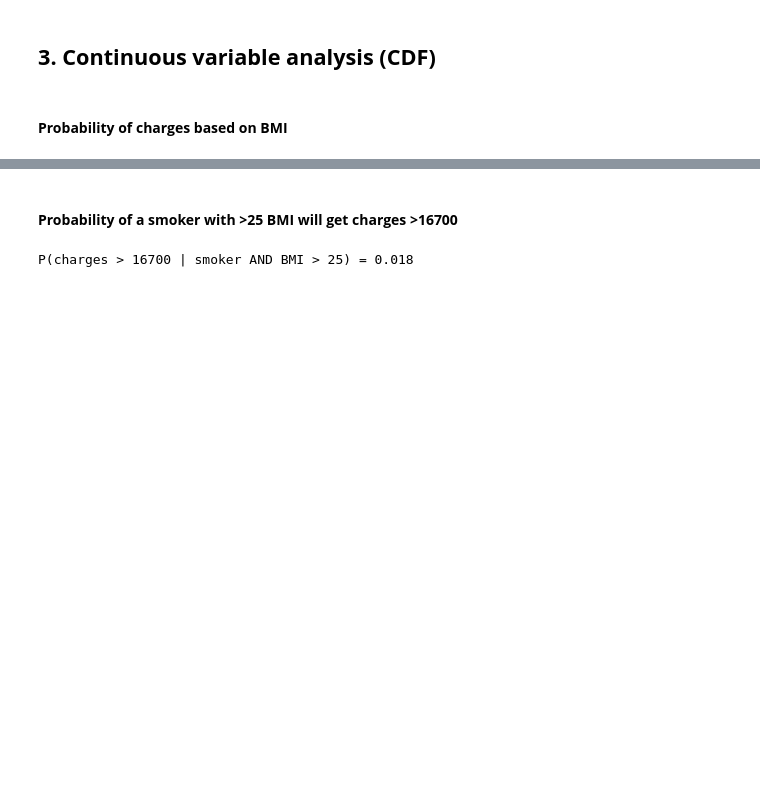
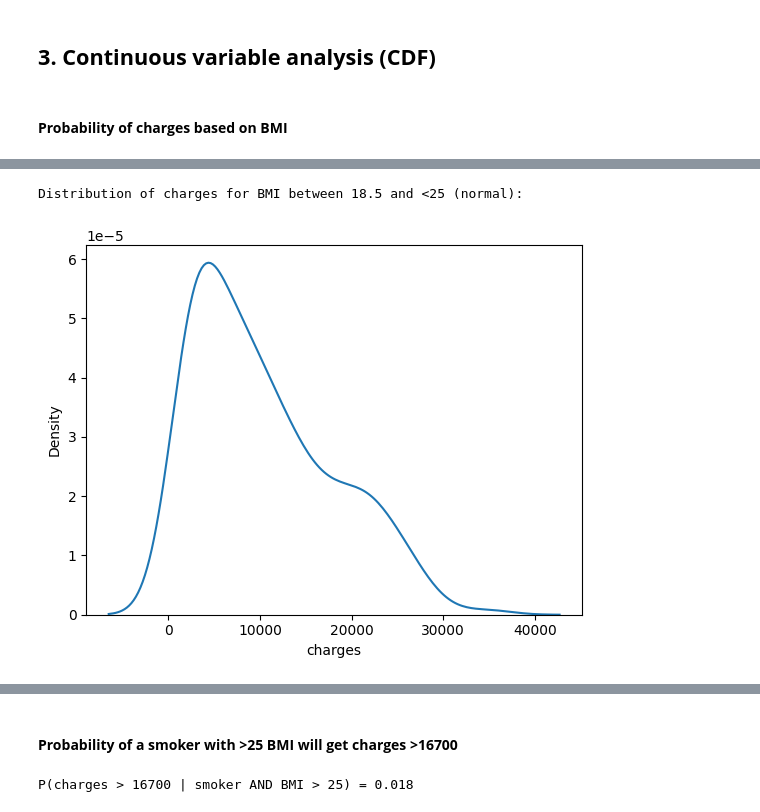
Before and after one commit to almuwahidan/pacmann-insurance-analysis, a Jupyter notebook: analysis/insurance_analysis.ipynb, the cells around one changed output, grey strips where cells are left out. Drawn from its saved outputs; the diff is of its cells as text; code cells hidden in the pictures; blank space fills up the shorter version.

```diff
--- a/analysis/insurance_analysis.ipynb
+++ b/analysis/insurance_analysis.ipynb
@@ -163,0 +172,6 @@ Joint and Marginal PDFs
+# %%
+print("Distribution of charges for BMI between 18.5 and <25 (normal):")
+plot = sns.kdeplot(data=bmi_normal, x="charges")
+# %% [output]
+Distribution of charges for BMI between 18.5 and <25 (normal):
+[figure, added]
```
Also changed, not shown: parts of 15 cells of this notebook.
